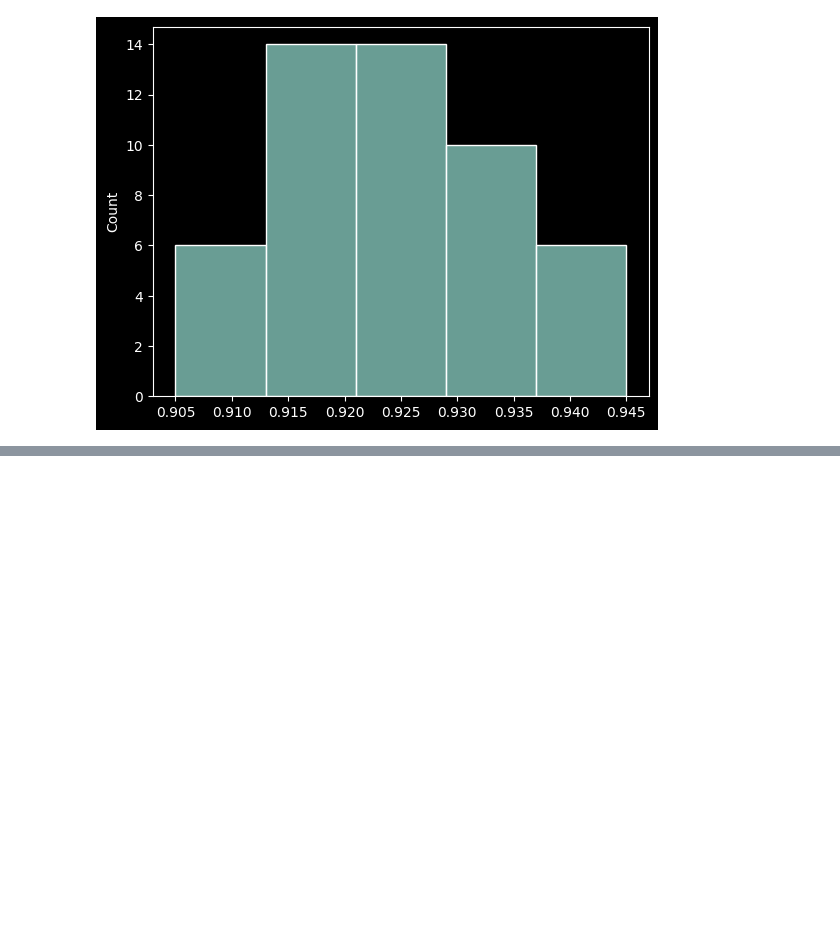
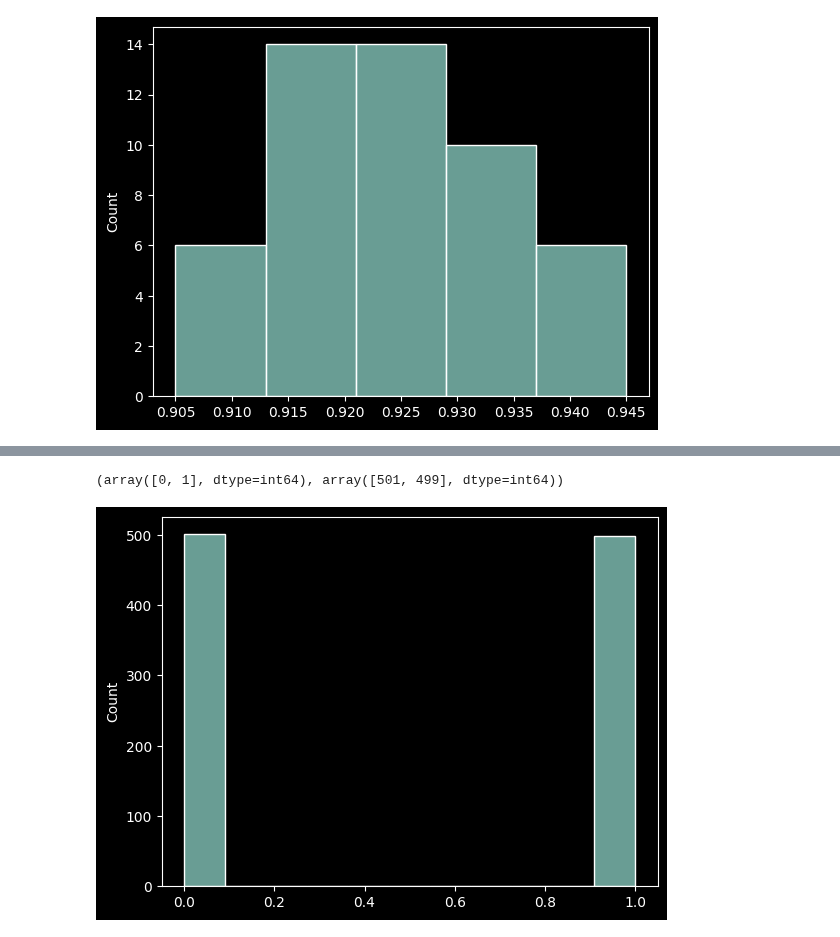
Before and after one commit to Joao-Inacio/Statistics_for-Data_Science, a Jupyter notebook: Distribuições_Estatisticas/Distribuicoes.ipynb, the cells around one changed output, grey strips where cells are left out. Saved outputs shown, nothing was run; the diff lists cells and outputs as text; code cells hidden in the pictures; blank space fills up the shorter version.

Commit message:
Distribuição de Bernoulli

```diff
--- a/Distribuições_Estatisticas/Distribuicoes.ipynb
+++ b/Distribuições_Estatisticas/Distribuicoes.ipynb
@@ -398,0 +407,13 @@ sns.histplot(resultados_naive_bayes, bins=5);
+# %%
+# Gerando os dados
+dados_bernoulli = bernoulli.rvs(size=1000, p=0.5)
+# %%
+# Valores únicos
+np.unique(dados_bernoulli, return_counts=True)
+# %% [output]
+(array([0, 1], dtype=int64), array([501, 499], dtype=int64))
+# %%
+# Gráfico
+sns.histplot(dados_bernoulli);
+# %% [output]
+[figure, added]
```
Also changed, not shown: parts of 2 cells of this notebook.
